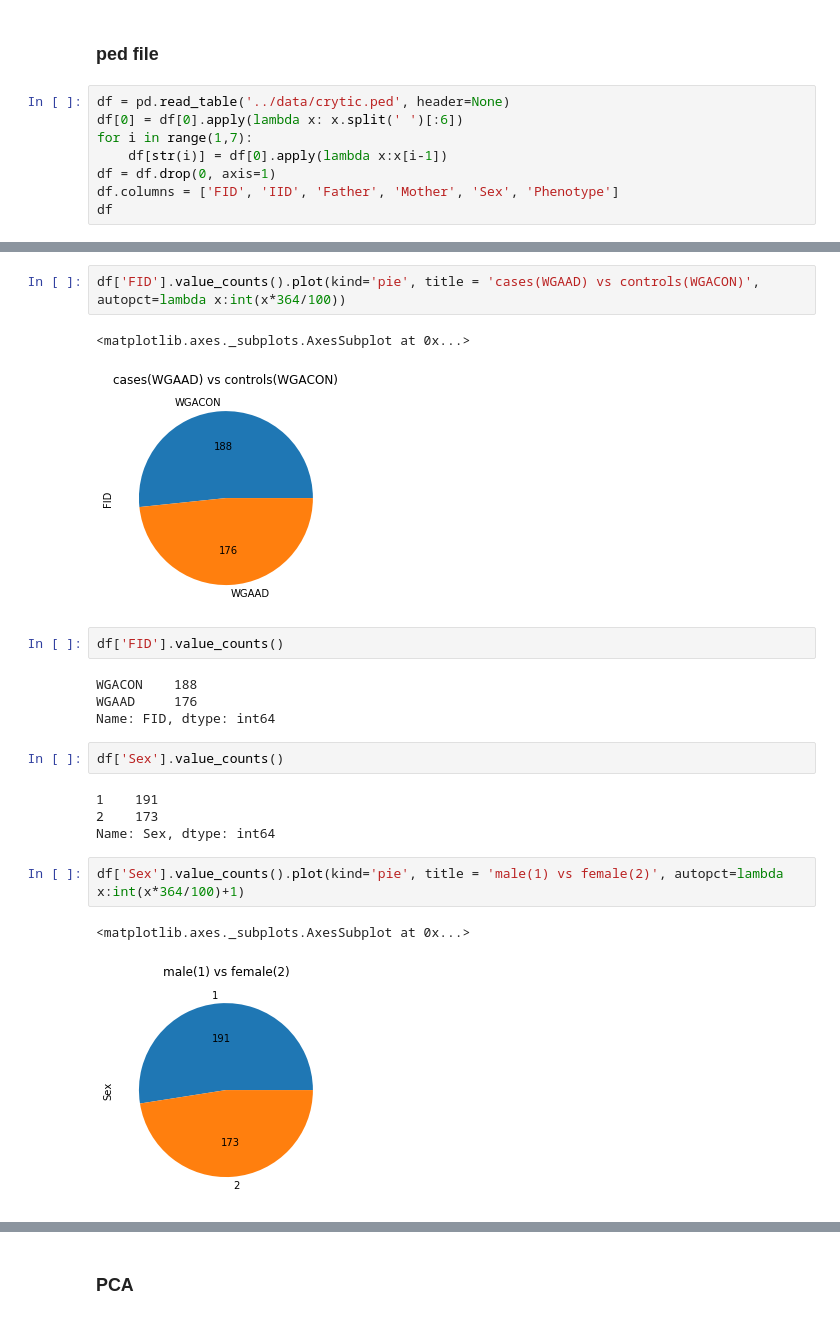
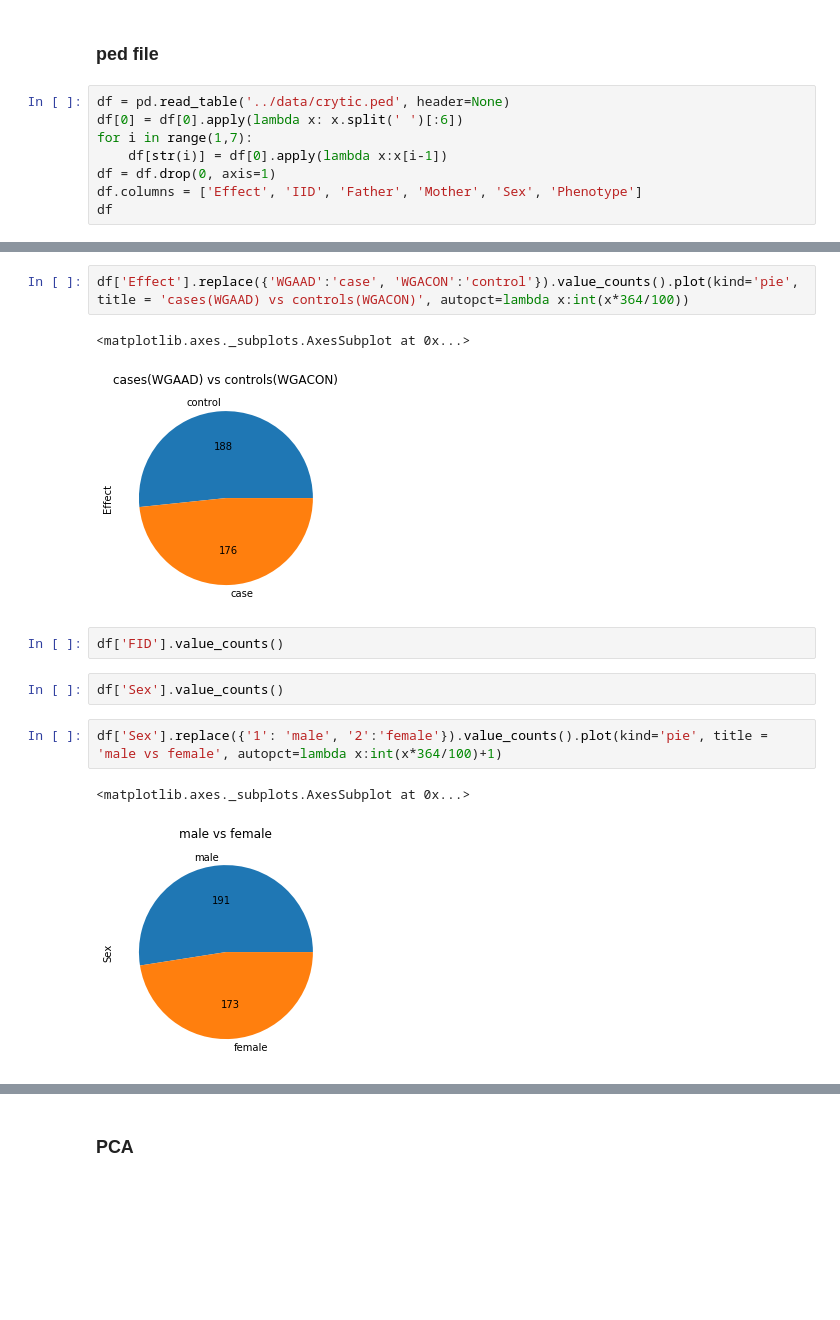
Before and after one commit to TonyZhanghm/DSC180B_Genome_01, a Jupyter notebook: notebooks/Untitled.ipynb, the cells around one changed output, grey strips where cells are left out. Cells and saved outputs as stored; diff of their text form; blank space fills up the shorter version.

```diff
--- a/notebooks/Untitled.ipynb
+++ b/notebooks/Untitled.ipynb
@@ -103,6 +81,6 @@ df[0] = df[0].apply(lambda x: x.split(' ')[:6])
 for i in range(1,7):
     df[str(i)] = df[0].apply(lambda x:x[i-1])
 df = df.drop(0, axis=1)
-df.columns = ['FID', 'IID', 'Father', 'Mother', 'Sex', 'Phenotype']
+df.columns = ['Effect', 'IID', 'Father', 'Mother', 'Sex', 'Phenotype']
 df
 # %% [output]
@@ -125,26 +103,18 @@ df
 | 363 | WGACON | 277 | 0 | 0 | 1 | 1 |
 364 rows × 6 columns
 # %%
-df['FID'].value_counts().plot(kind='pie', title = 'cases(WGAAD) vs controls(WGACON)', autopct=lambda x:int(x*364/100))
+df['Effect'].replace({'WGAAD':'case', 'WGACON':'control'}).value_counts().plot(kind='pie', title = 'cases(WGAAD) vs controls(WGACON)', autopct=lambda x:int(x*364/100))
 # %% [output]
 <matplotlib.axes._subplots.AxesSubplot at 0x...>
-[figure, old version]
+[figure, new version]
 # %%
 df['FID'].value_counts()
-# %% [output]
-WGACON    188
-WGAAD     176
-Name: FID, dtype: int64
 # %%
 df['Sex'].value_counts()
-# %% [output]
-1    191
-2    173
-Name: Sex, dtype: int64
 # %%
-df['Sex'].value_counts().plot(kind='pie', title = 'male(1) vs female(2)', autopct=lambda x:int(x*364/100)+1)
+df['Sex'].replace({'1': 'male', '2':'female'}).value_counts().plot(kind='pie', title = 'male vs female', autopct=lambda x:int(x*364/100)+1)
 # %% [output]
 <matplotlib.axes._subplots.AxesSubplot at 0x...>
-[figure, old version]
+[figure, new version]
 # %%
 df[['Father', 'Mother']].astype(int).sum()
```
Also changed, not shown: parts of 29 cells of this notebook, 6 other files.
